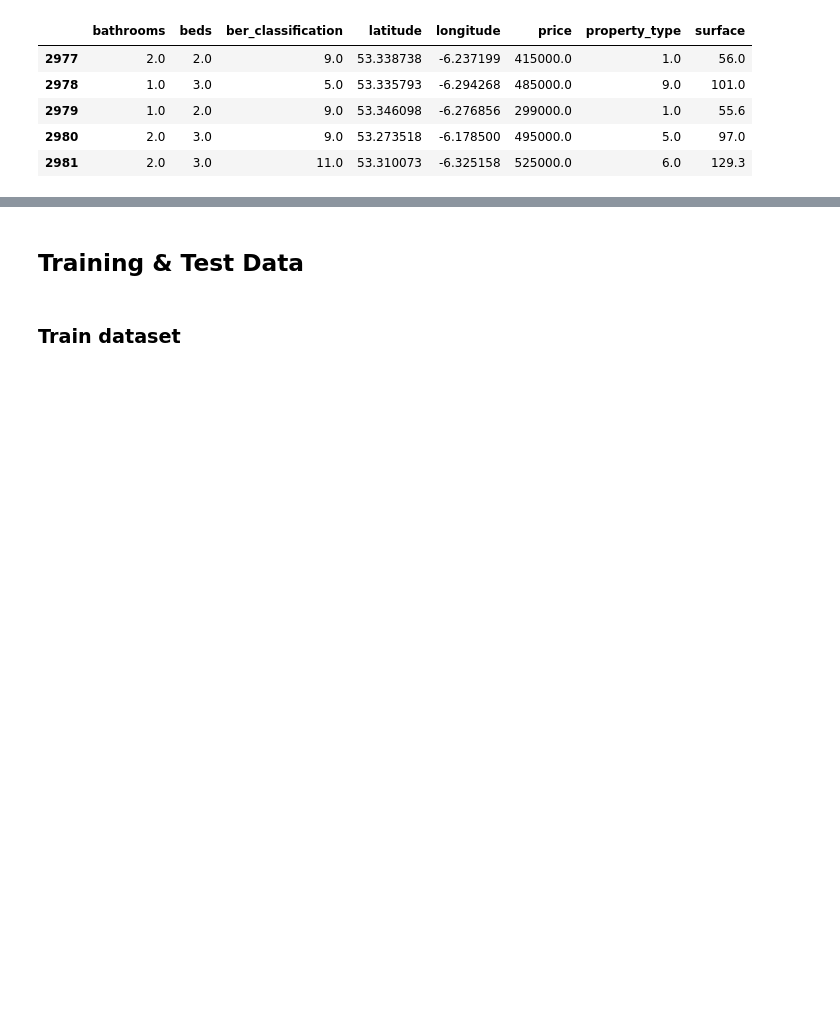
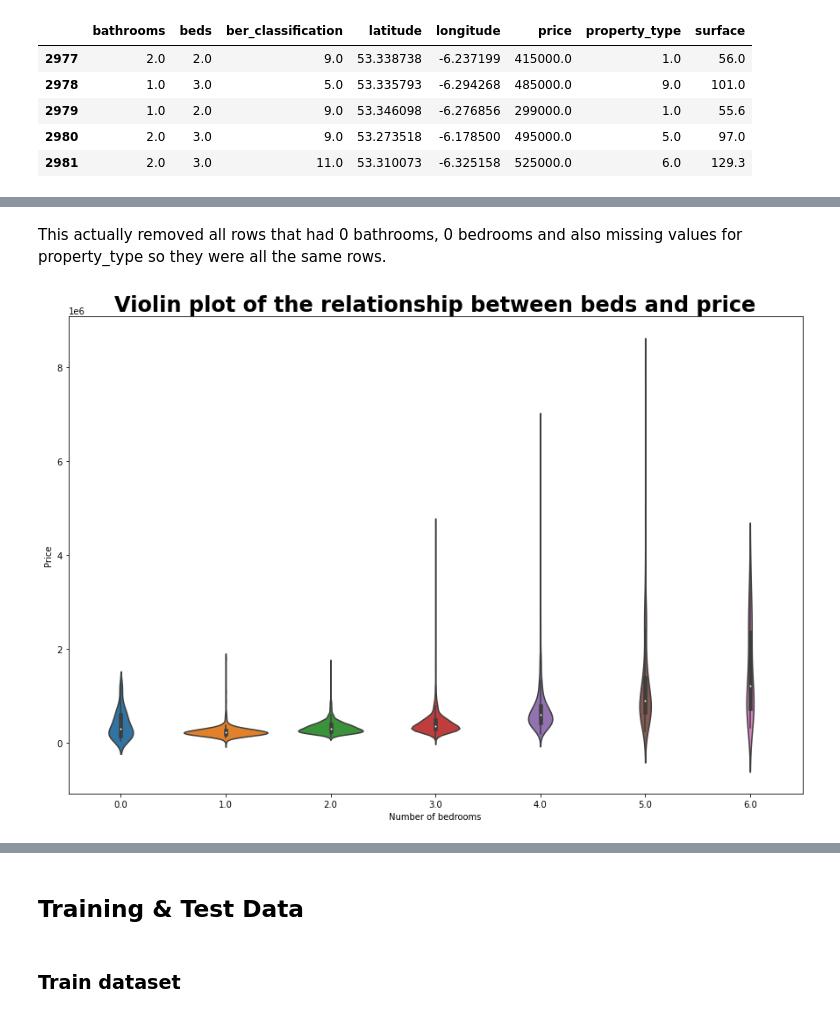
Before and after one commit to markdevine/ET5003_SEM1_2021-2, a Jupyter notebook: ET5003_Etivity2_Mark_Devine_19187289.ipynb, the cells around one changed output, grey strips where cells are left out. Drawn from its saved outputs; the diff is of its cells as text; code cells hidden in the pictures; blank space fills up the shorter version.

```diff
--- a/ET5003_Etivity2_Mark_Devine_19187289.ipynb
+++ b/ET5003_Etivity2_Mark_Devine_19187289.ipynb
@@ -494,0 +585,4 @@ df_test.drop('ad_id', axis=1, inplace=True)
+# %%
+# remove registers with greater than 6 bathrooms (https://medium.com/@harsz89/how-to-drop-rows-based-on-column-values-using-pandas-dataframe-38cf50e4c95a)
+indexNames = df_train[df_train['bathrooms'] >= 7].index
+df_train.drop(indexNames , inplace=True)
@@ -494,0 +619,4 @@ df_test.drop('ad_id', axis=1, inplace=True)
+# %%
+# remove registers with greater than 6 bedrooms (https://medium.com/@harsz89/how-to-drop-rows-based-on-column-values-using-pandas-dataframe-38cf50e4c95a)
+indexNames = df_train[df_train['beds'] >= 7].index
+df_train.drop(indexNames , inplace=True)
@@ -524,0 +686,3 @@ df_train.tail()
+# %%
+# remove registers with 0 bathrooms
+df_train.dropna(subset=['bathrooms'], inplace=True)
@@ -524,0 +705,2 @@ df_train.tail()
+# %% [markdown]
+This actually removed all rows that had 0 bathrooms, 0 bedrooms and also missing  values for property_type so they were all the same rows.
@@ -524,0 +709,11 @@ df_train.tail()
+# %%
+# examine the relationship between price and beds using a violin plot
+
+sns.violinplot(data=df_train, x='beds', y='price')
+plt.title('Violin plot of the relationship between beds and price', fontdict= { 'fontsize': 24, 'fontweight':'bold'})
+plt.xlabel('Number of bedrooms')
+plt.ylabel('Price')
+plt.rcParams['figure.figsize'] = [15, 10]
+plt.show()
+# %% [output]
+[figure, added]
```
Also changed, not shown: parts of 23 cells of this notebook.
